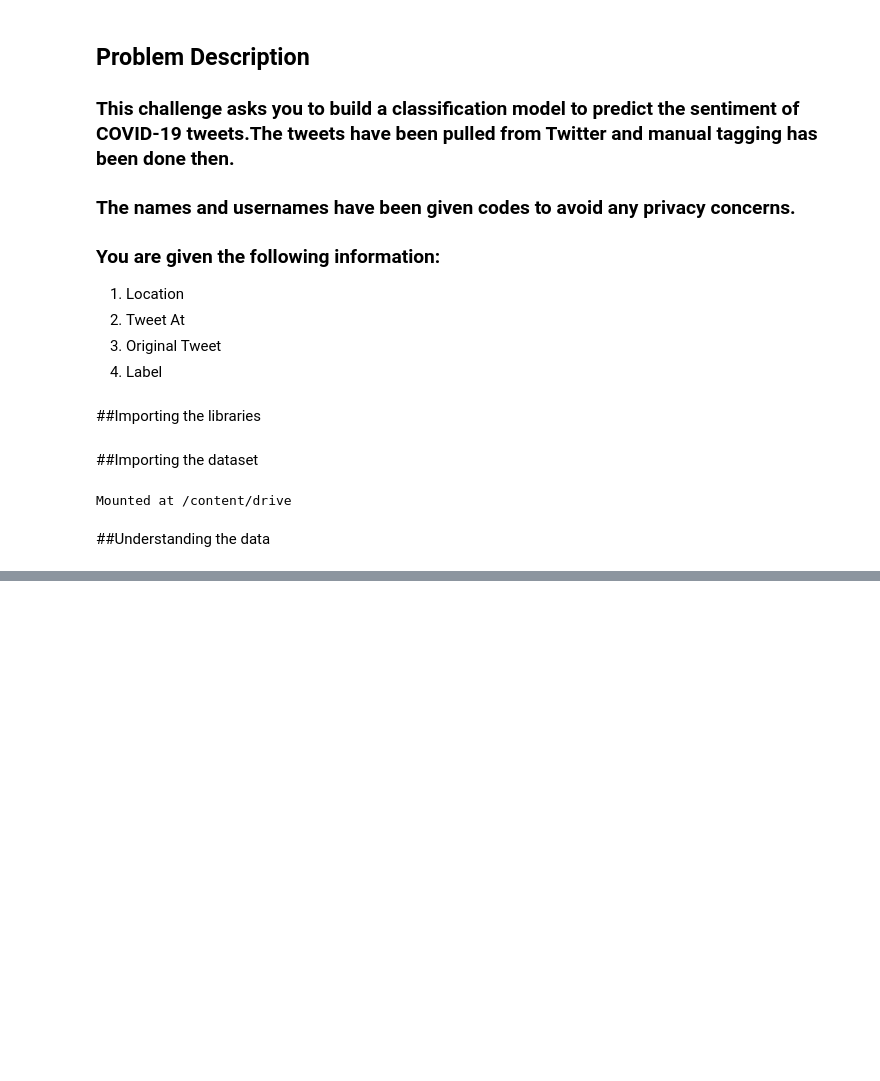
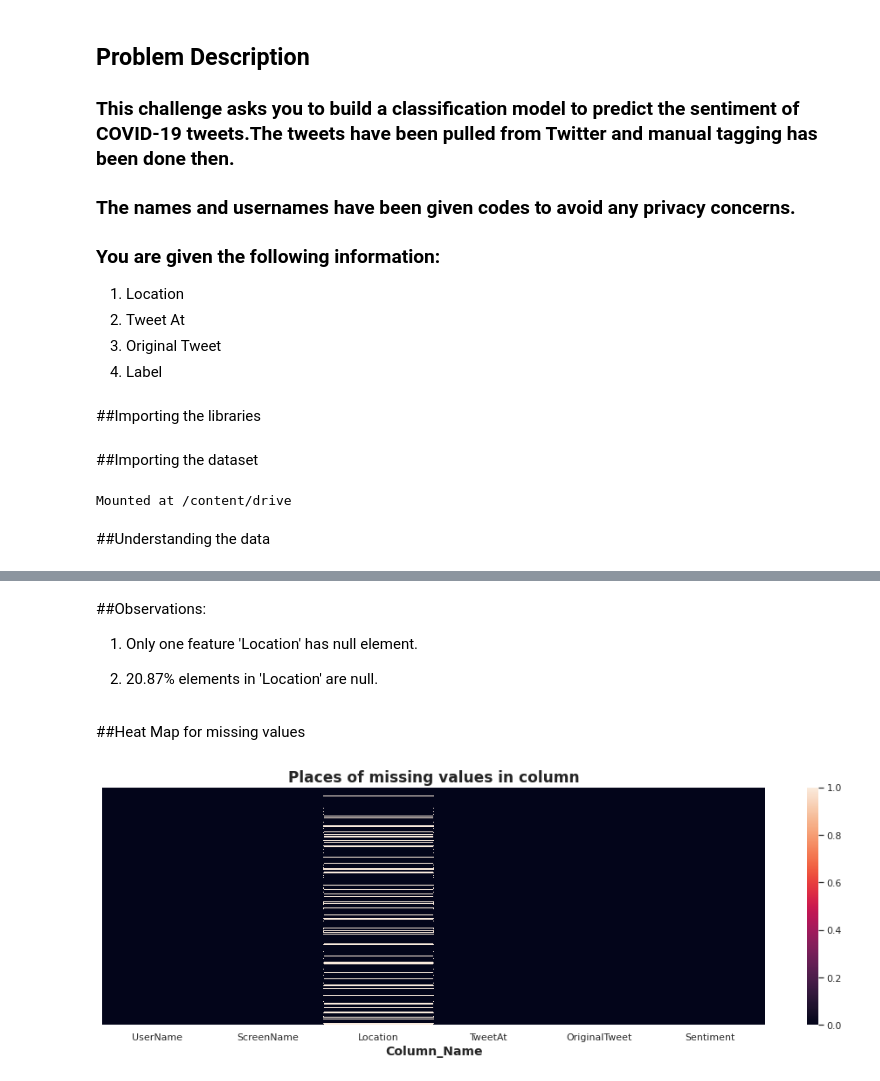
Before and after one commit to shu-nya/Corona-Virus-Tweet-Sentiment-analysis, a Jupyter notebook: Coronavirus_Tweet_Sentiment_Analysis.ipynb, the cells around one changed output, grey strips where cells are left out. Saved outputs shown, nothing was run; the diff lists cells and outputs as text; code cells hidden in the pictures; blank space fills up the shorter version.

```diff
--- a/Coronavirus_Tweet_Sentiment_Analysis.ipynb
+++ b/Coronavirus_Tweet_Sentiment_Analysis.ipynb
@@ -125,0 +339,16 @@ plt.show()
+# %% [markdown]
+##Observations:
+
+1. Only one feature 'Location' has null element.
+
+2. 20.87% elements in 'Location' are null.
+# %% [markdown]
+##Heat Map for missing values
+# %%
+plt.figure(figsize=(17, 5))
+sns.heatmap(df.isnull(), cbar=True, yticklabels=False)
+plt.xlabel("Column_Name", size=14, weight="bold")
+plt.title("Places of missing values in column",fontweight="bold",size=17)
+plt.show()
+# %% [output]
+[figure, added]
```
Also changed, not shown: parts of 84 cells of this notebook.
